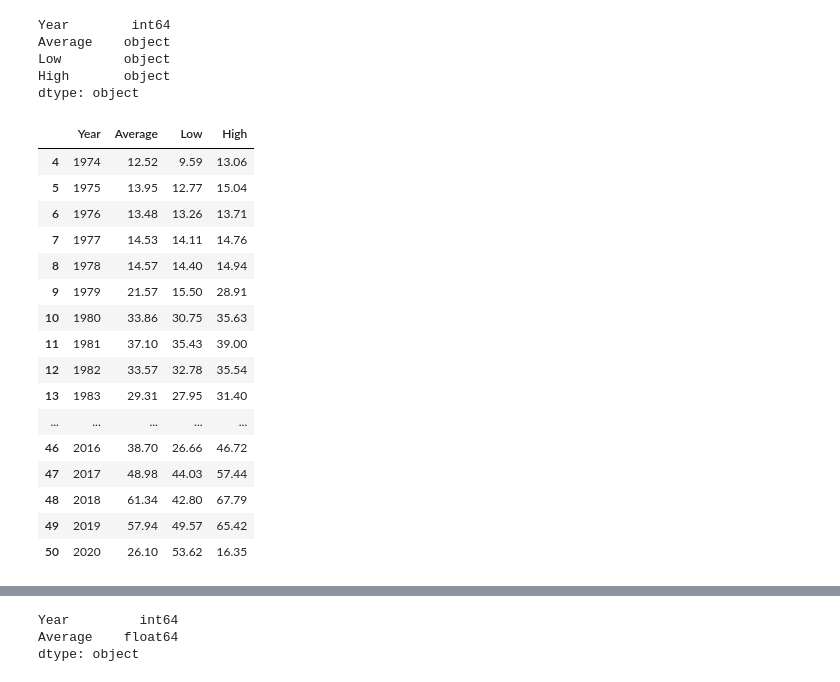
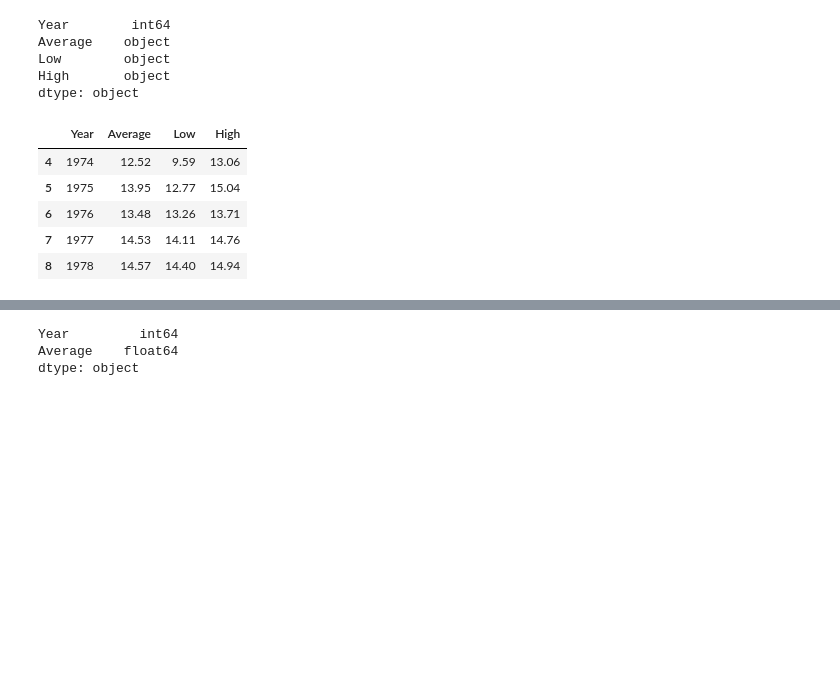
Before and after one commit to Ayomi-tech/Silver-Price-and-Oil-Price-interaction, a Jupyter notebook: New Scraping code Behrooz to test-Copy1.ipynb, the cells around one changed output, grey strips where cells are left out. Drawn from its saved outputs; the diff is of its cells as text; code cells hidden in the pictures; blank space fills up the shorter version.

```diff
--- a/New Scraping code Behrooz to test-Copy1.ipynb
+++ b/New Scraping code Behrooz to test-Copy1.ipynb
@@ -73,27 +51,16 @@ dtype: object
 # %%
 # we applied this function to get rid of $ signs:
 df1.Average = df1.Average.str.replace('$','').astype(float)
 df1.Low = df1.Low.str.replace('$','').astype(float)
 df1.High = df1.High.str.replace('$','').astype(float)
-df1
+df1.head()
 # %% [output]
 |  | Year | Average | Low | High |
 | 4 | 1974 | 12.52 | 9.59 | 13.06 |
 | 5 | 1975 | 13.95 | 12.77 | 15.04 |
 | 6 | 1976 | 13.48 | 13.26 | 13.71 |
 | 7 | 1977 | 14.53 | 14.11 | 14.76 |
 | 8 | 1978 | 14.57 | 14.40 | 14.94 |
-| 9 | 1979 | 21.57 | 15.50 | 28.91 |
-| 10 | 1980 | 33.86 | 30.75 | 35.63 |
-| 11 | 1981 | 37.10 | 35.43 | 39.00 |
-| 12 | 1982 | 33.57 | 32.78 | 35.54 |
-| 13 | 1983 | 29.31 | 27.95 | 31.40 |
-| ... | ... | ... | ... | ... |
-| 46 | 2016 | 38.70 | 26.66 | 46.72 |
-| 47 | 2017 | 48.98 | 44.03 | 57.44 |
-| 48 | 2018 | 61.34 | 42.80 | 67.79 |
-| 49 | 2019 | 57.94 | 49.57 | 65.42 |
-| 50 | 2020 | 26.10 | 53.62 | 16.35 |
 # %%
 # we only select the last 31 entries, so we drop the first rows. We also drop the other two columns:
 df2 = df1.drop([4, 5, 6, 7, 8,9,10,11,12,13,14,15,16,17,18])
```
Also changed, not shown: parts of 3 cells of this notebook, 1 other file.
